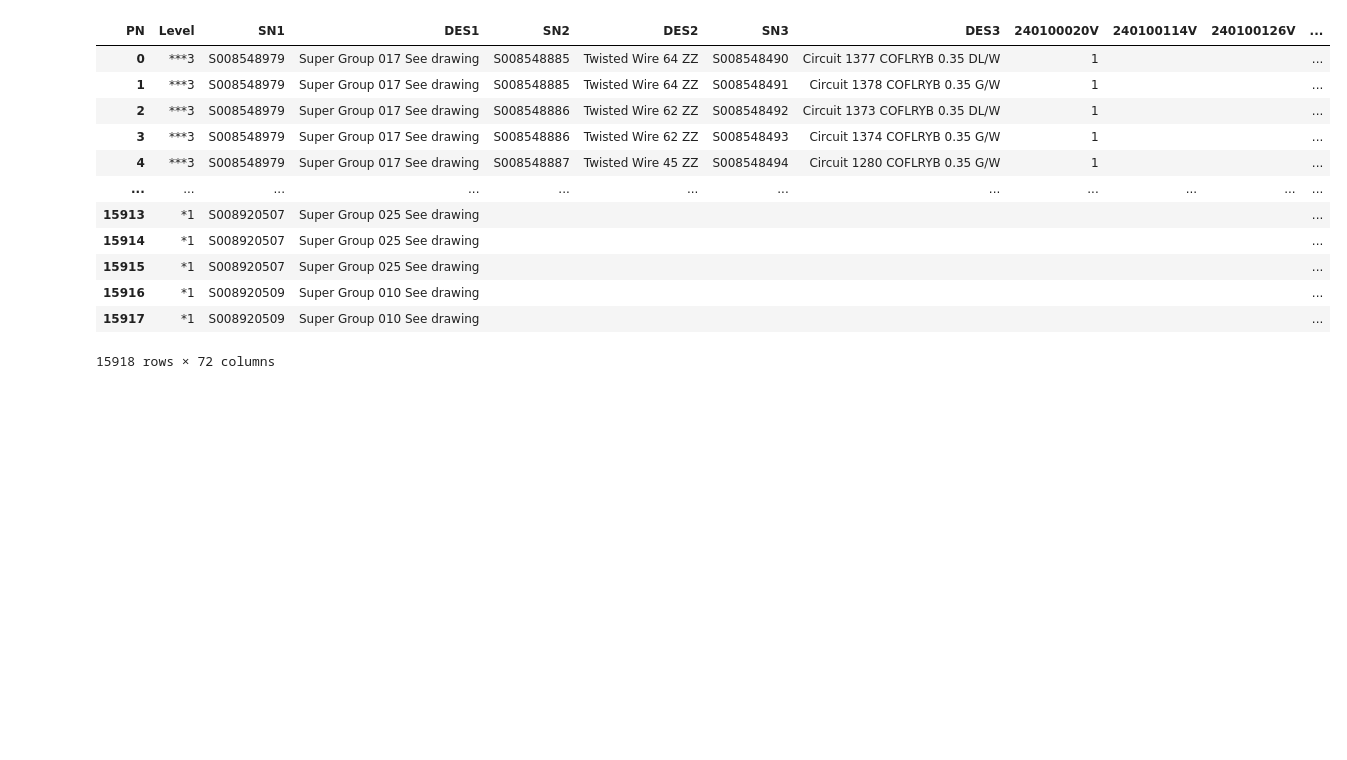
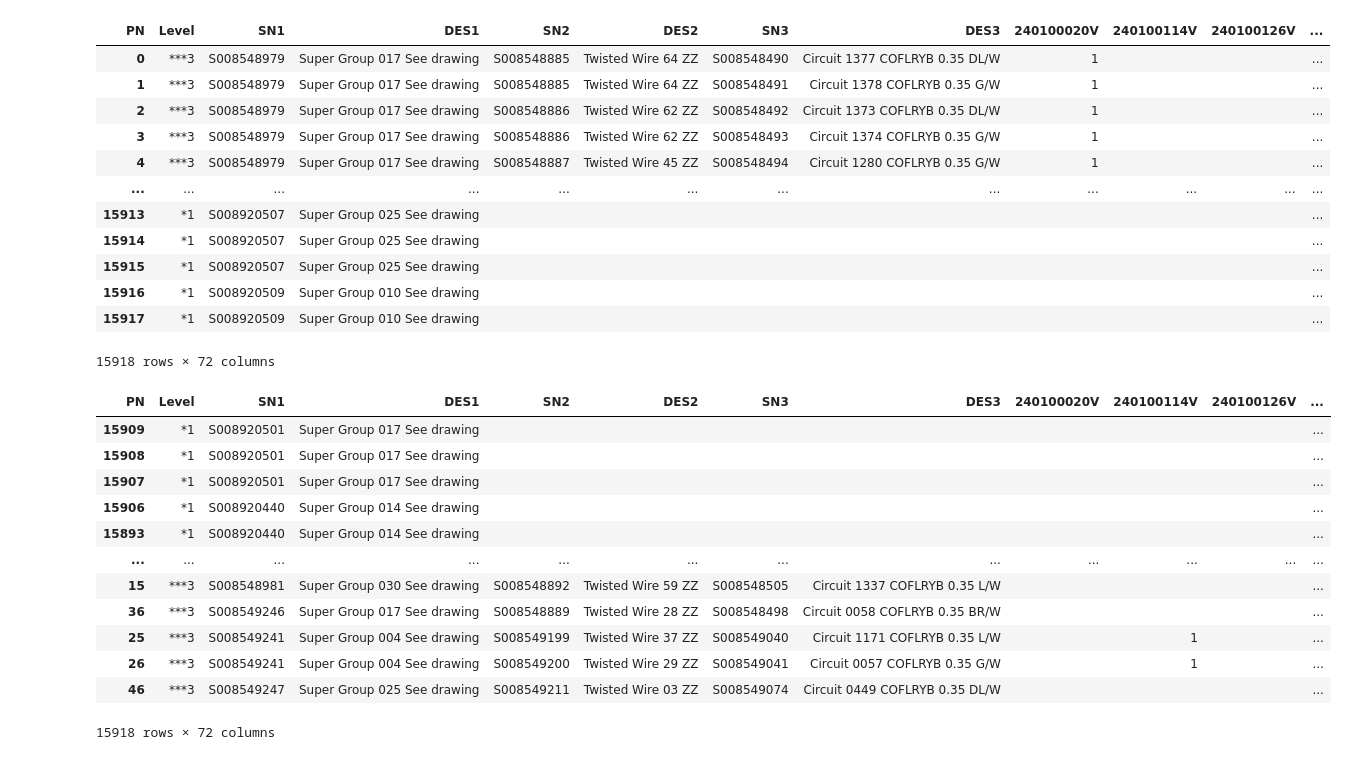
Before and after one commit to Abdelhamid2c/Automation-of-Data-Integration, a Jupyter notebook: Notebooks/MMSTA_separator_Pandas.ipynb, the cells around one changed output. Drawn from its saved outputs; the diff is of its cells as text; code cells hidden in the pictures; blank space fills up the shorter version.

```diff
--- a/Notebooks/MMSTA_separator_Pandas.ipynb
+++ b/Notebooks/MMSTA_separator_Pandas.ipynb
@@ -199,6 +253,35 @@ df_mmsta_pivot
 | 15916 | *1 | S008920509 | Super Group 010 See drawing |  |  |  |  |  |  |  | ... |
 | 15917 | *1 | S008920509 | Super Group 010 See drawing |  |  |  |  |  |  |  | ... |
 15918 rows × 72 columns
+# %%
+def level_sorter(level):
+    if level == '*1':
+        return 1
+    elif level == '**2':
+        return 2
+    elif level == '***3':
+        return 3
+    else:
+        return 4
+
+df_mmsta_pivot['level_sort'] = df_mmsta_pivot['Level'].apply(level_sorter)
+df_mmsta_pivot = df_mmsta_pivot.sort_values('level_sort').drop(columns='level_sort')
+
+df_mmsta_pivot
+# %% [output]
+| PN | Level | SN1 | DES1 | SN2 | DES2 | SN3 | DES3 | 240100020V | 240100114V | 240100126V | ... |
+| 15909 | *1 | S008920501 | Super Group 017 See drawing |  |  |  |  |  |  |  | ... |
+| 15908 | *1 | S008920501 | Super Group 017 See drawing |  |  |  |  |  |  |  | ... |
+| 15907 | *1 | S008920501 | Super Group 017 See drawing |  |  |  |  |  |  |  | ... |
+| 15906 | *1 | S008920440 | Super Group 014 See drawing |  |  |  |  |  |  |  | ... |
+| 15893 | *1 | S008920440 | Super Group 014 See drawing |  |  |  |  |  |  |  | ... |
+| ... | ... | ... | ... | ... | ... | ... | ... | ... | ... | ... | ... |
+| 15 | ***3 | S008548981 | Super Group 030 See drawing | S008548892 | Twisted Wire 59 ZZ | S008548505 | Circuit 1337 COFLRYB 0.35 L/W |  |  |  | ... |
+| 36 | ***3 | S008549246 | Super Group 017 See drawing | S008548889 | Twisted Wire 28 ZZ | S008548498 | Circuit 0058 COFLRYB 0.35 BR/W |  |  |  | ... |
+| 25 | ***3 | S008549241 | Super Group 004 See drawing | S008549199 | Twisted Wire 37 ZZ | S008549040 | Circuit 1171 COFLRYB 0.35 L/W |  | 1 |  | ... |
+| 26 | ***3 | S008549241 | Super Group 004 See drawing | S008549200 | Twisted Wire 29 ZZ | S008549041 | Circuit 0057 COFLRYB 0.35 G/W |  | 1 |  | ... |
+| 46 | ***3 | S008549247 | Super Group 025 See drawing | S008549211 | Twisted Wire 03 ZZ | S008549074 | Circuit 0449 COFLRYB 0.35 DL/W |  |  |  | ... |
+15918 rows × 72 columns
 # %%
 Sep_sheet = wb.sheets.add(after=sheet_mmsta)
 Sep_sheet.name = "Sep Sheet"
```
Also changed, not shown: parts of 16 cells of this notebook.
